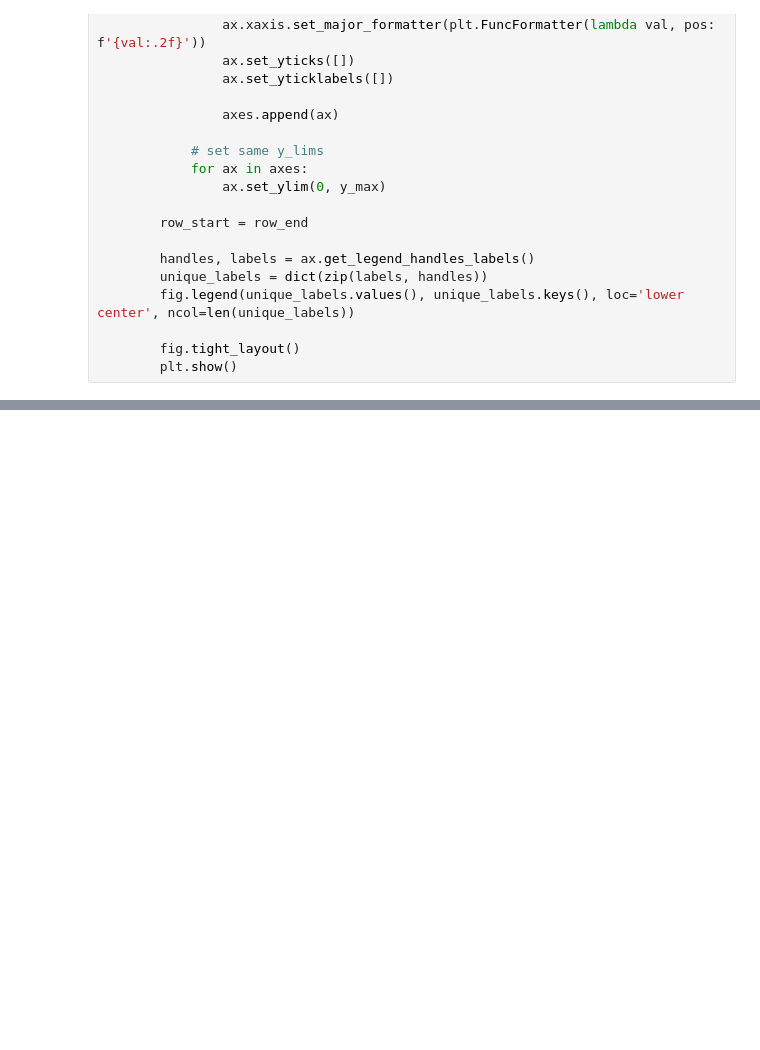
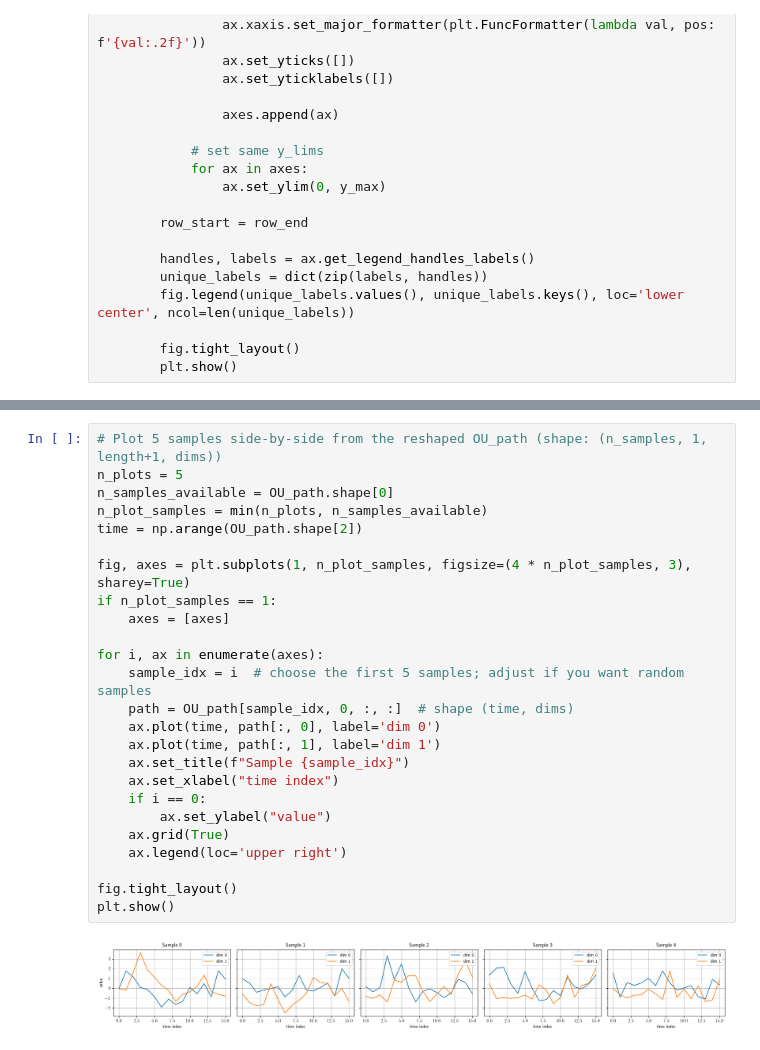
Before and after one commit to kro0l1k/esig_fork, a Jupyter notebook: simulations.ipynb, the cells around one changed output, grey strips where cells are left out. Cells and saved outputs as stored; diff of their text form; blank space fills up the shorter version.

```diff
--- a/simulations.ipynb
+++ b/simulations.ipynb
@@ -181,0 +333,27 @@ martingale_esig_estimates_OU[N] = expected_signature_estimate(OU_path, max_depth
+# %%
+# Plot 5 samples side-by-side from the reshaped OU_path (shape: (n_samples, 1, length+1, dims))
+n_plots = 5
+n_samples_available = OU_path.shape[0]
+n_plot_samples = min(n_plots, n_samples_available)
+time = np.arange(OU_path.shape[2])
+
+fig, axes = plt.subplots(1, n_plot_samples, figsize=(4 * n_plot_samples, 3), sharey=True)
+if n_plot_samples == 1:
+    axes = [axes]
+
+for i, ax in enumerate(axes):
+    sample_idx = i  # choose the first 5 samples; adjust if you want random samples
+    path = OU_path[sample_idx, 0, :, :]  # shape (time, dims)
+    ax.plot(time, path[:, 0], label='dim 0')
+    ax.plot(time, path[:, 1], label='dim 1')
+    ax.set_title(f"Sample {sample_idx}")
+    ax.set_xlabel("time index")
+    if i == 0:
+        ax.set_ylabel("value")
+    ax.grid(True)
+    ax.legend(loc='upper right')
+
+fig.tight_layout()
+plt.show()
+# %% [output]
+[figure, added]
```
Also changed, not shown: parts of 34 cells of this notebook, 3 other files.
